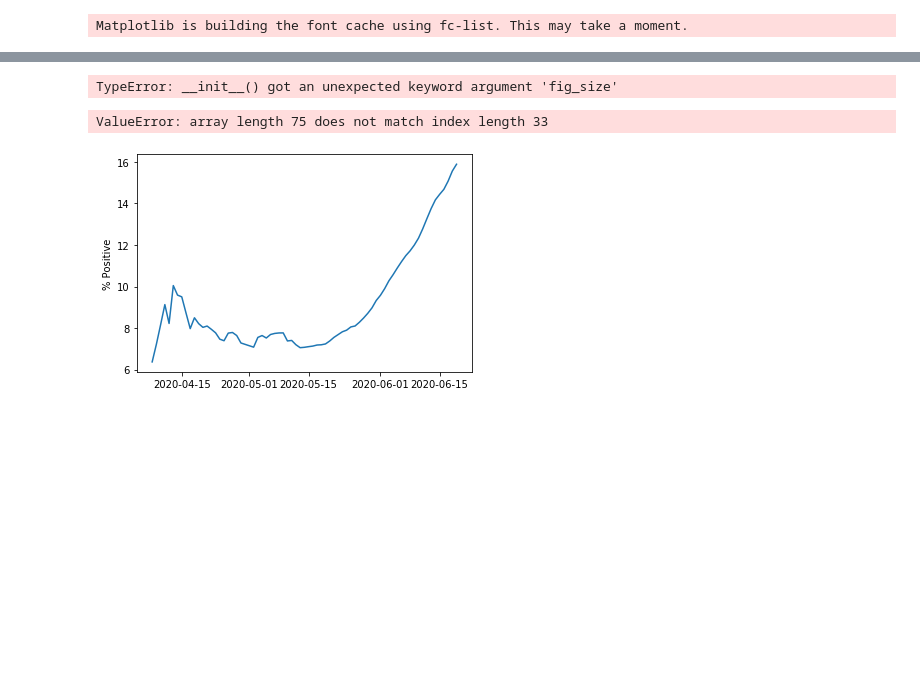
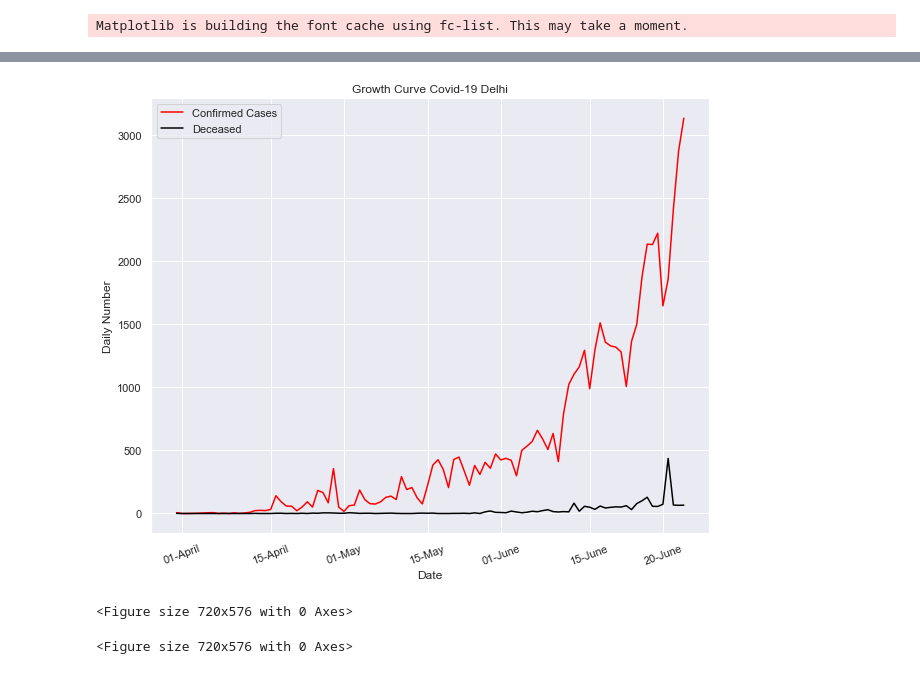
Before and after one commit to OLeoghain/India-Covid19, a Jupyter notebook: Data Exploration.ipynb, the cells around one changed output, grey strips where cells are left out. Cells and saved outputs as stored; diff of their text form; code cells hidden in the pictures; blank space fills up the shorter version.

```diff
--- a/Data Exploration.ipynb
+++ b/Data Exploration.ipynb
@@ -49,4 +102,5 @@ recovered = data_2[data_2.Status.eq('Recovered')]
 date_2 = pd.date_range(start = '03-14-2020', end ='06-19-2020')
 
 delhi = pd.DataFrame({'Date' : date_2.values, 'Confirmed' : confirmed['DL'].values, 'Deceased' : deceased['DL'].values, 'Recovered' : recovered['DL'].values})
+delhi.set_index('Date', inplace = True)
 delhi
@@ -53,27 +122,19 @@ delhi
 # %%
-plt.figure(fig_size = (10, 8))
-ax_1 = sns.lineplot(delhi['Date'], delhi['Confirmed'], color = 'red')
-sns.lineplot(delhi['Date'], delhi['Deceased'], color = 'black')
+plt.figure(figsize = (10, 8))
+ax_1 = sns.lineplot(delhi.index, delhi['Confirmed'], color = 'red')
+sns.lineplot(delhi.index, delhi['Deceased'], color = 'black')
 #sns.lineplot(date_2, recovered['DL'], color = 'blue')
 
 plt.xlabel('Date')
 plt.ylabel('Daily Number')
 plt.legend(['Confirmed Cases','Deceased'])
 plt.title('Growth Curve Covid-19 Delhi')
 ax_1.set_xticklabels(['01-April','15-April','01-May','15-May','01-June','15-June','20-June'], rotation = 20)
 plt.show()
 # %% [output]
-TypeError: __init__() got an unexpected keyword argument 'fig_size'
+[figure, added]
-# %%
-fig = plt.figure()
-sns.lineplot(date, rate)
-date = pd.date_range(start = '04-07-2020', end ='06-20-2020')
-date.shape
-for i in list(df['State'].unique()):
-    data = df[df.State.eq(i)]
-    rate = data['% Positive']
-    ax =sns.lineplot(date, rate)
-df[df.State.eq('Goa')]
-# %% [output]
-ValueError: array length 75 does not match index length 33
-[figure, removed]
+# %%
+plt.figure(figsize = (10, 8))
+# %% [output]
+<Figure size 720x576 with 0 Axes>
+<Figure size 720x576 with 0 Axes>
```
Also changed, not shown: parts of 5 cells of this notebook, 5 other files.
